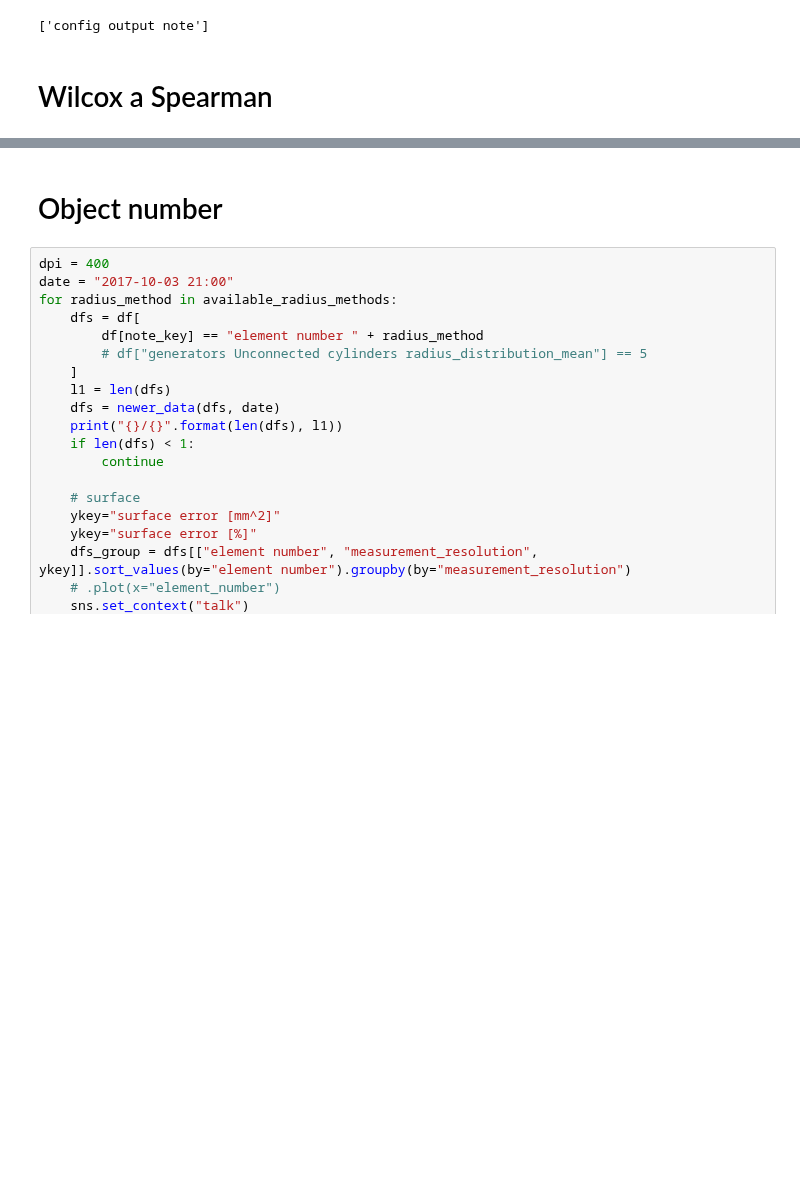
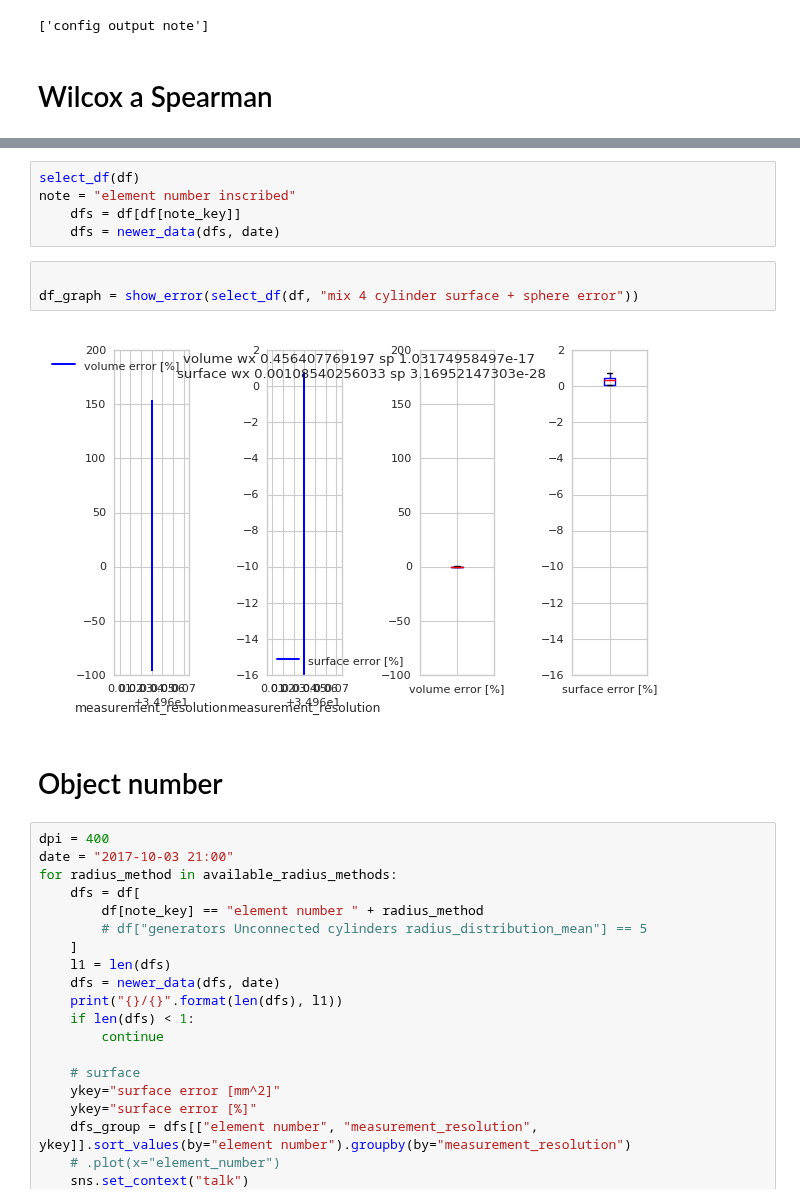
Before and after one commit to mjirik/teigen, a Jupyter notebook: examples/paperfigures.ipynb, the cells around one changed output, grey strips where cells are left out. Saved outputs shown, nothing was run; the diff lists cells and outputs as text; blank space fills up the shorter version.

```diff
--- a/examples/paperfigures.ipynb
+++ b/examples/paperfigures.ipynb
@@ -77,3 +66,13 @@ pd.DataFrame(data)
+# %%
+select_df(df)
+note = "element number inscribed"
+    dfs = df[df[note_key]]
+    dfs = newer_data(dfs, date)
+# %%
+
+df_graph = show_error(select_df(df, "mix 4 cylinder surface + sphere error"))
+# %% [output]
+[figure, added]
 # %% [markdown]
 # Object number
 # %%
```
Also changed, not shown: parts of 7 cells of this notebook, 2 other files.
